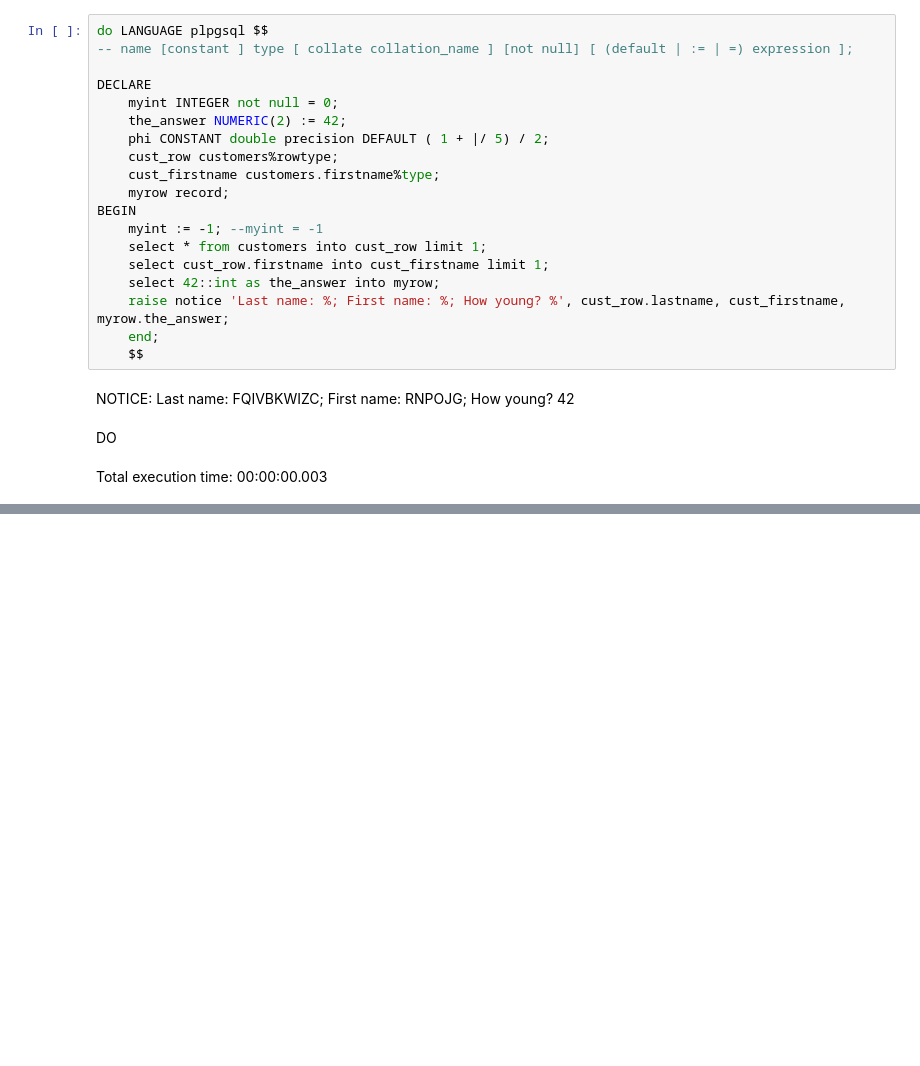
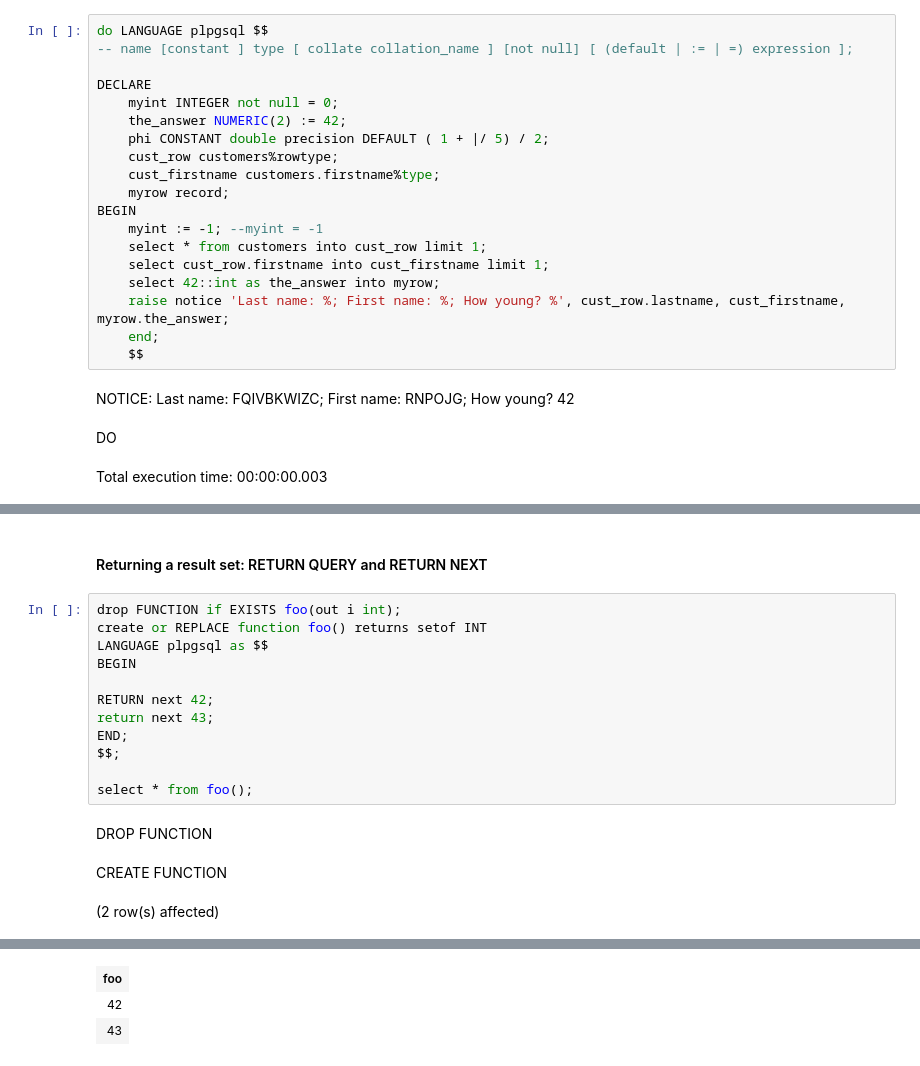
Before and after one commit to yaowenqiang/capturing_logic_with_custom_functions_in_postgresql, a Jupyter notebook: Notebook-1.ipynb, the cells around one changed output, grey strips where cells are left out. Drawn from its saved outputs; the diff is of its cells as text; blank space fills up the shorter version.

```diff
--- a/Notebook-1.ipynb
+++ b/Notebook-1.ipynb
@@ -515,0 +671,18 @@ Total execution time: 00:00:00.003
+# %% [markdown]
+#### Returning a result set: RETURN QUERY and RETURN NEXT
+# %%
+drop FUNCTION if EXISTS foo(out i int);
+create or REPLACE function foo() returns setof INT
+LANGUAGE plpgsql as $$
+BEGIN
+
+RETURN next 42;
+return next 43;
+END;
+$$;
+
+select * from foo();
+# %% [output]
+DROP FUNCTION
+CREATE FUNCTION
+(2 row(s) affected)
@@ -515,0 +690,3 @@ Total execution time: 00:00:00.003
+| foo |
+| 42 |
+| 43 |
```
Also changed, not shown: parts of 25 cells of this notebook.
